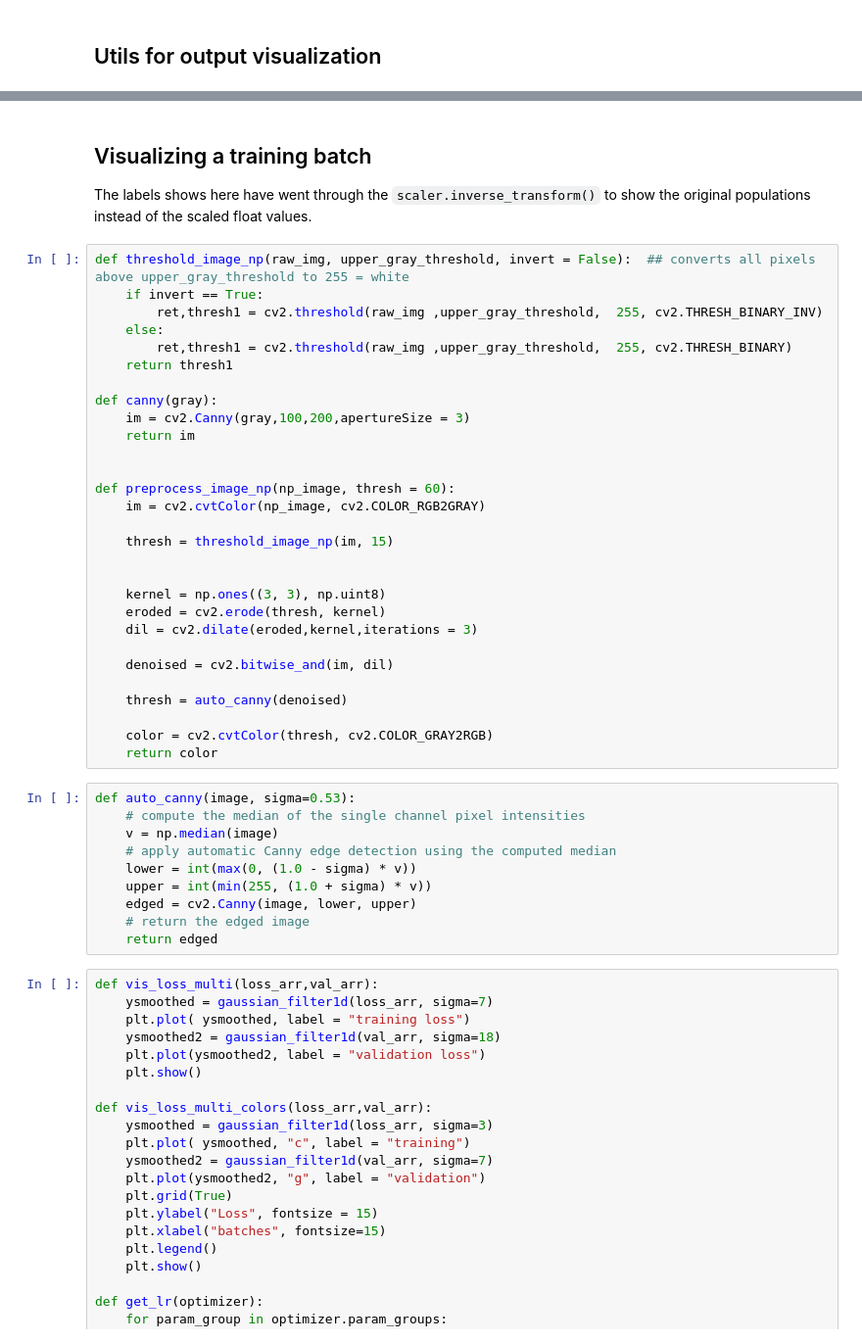
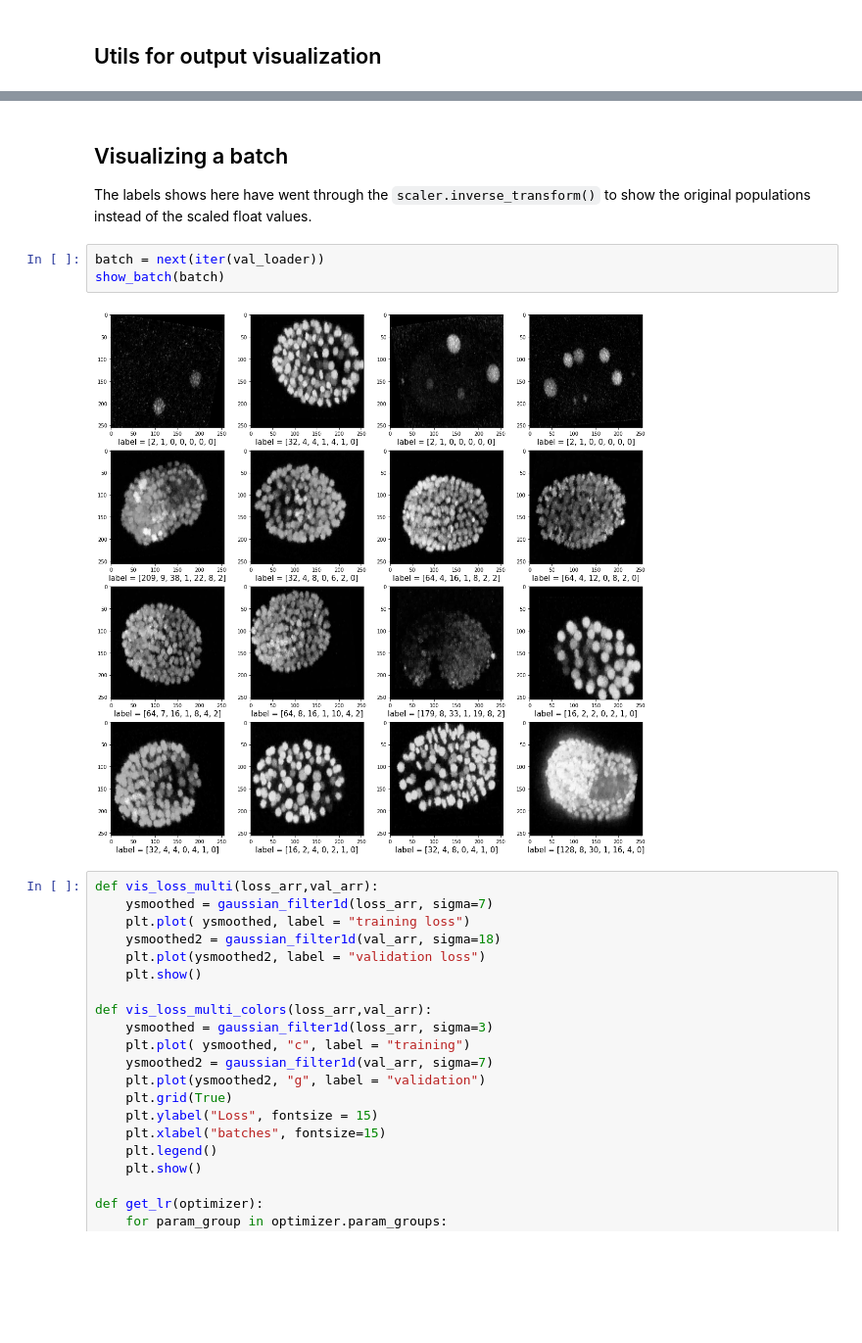
Before and after one commit to devoworm/GSoC-2020, a Jupyter notebook: Pre-trained Models (DevLearning)/notebooks/embryo_analysis/video_analysis/estimate_cell_family_population.ipynb, the cells around one changed output, grey strips where cells are left out. Shown at 98% size. Drawn from its saved outputs; the diff is of its cells as text; blank space fills up the shorter version.

```diff
--- a/Pre-trained Models (DevLearning)/notebooks/embryo_analysis/video_analysis/estimate_cell_family_population.ipynb
+++ b/Pre-trained Models (DevLearning)/notebooks/embryo_analysis/video_analysis/estimate_cell_family_population.ipynb
@@ -222,48 +211,14 @@ def show_batch(batch):
         lab = inverse_transform_prediction(labels[i])
         ax.flat[i].set_xlabel("label = "+ str(lab), fontsize= 15)
 # %% [markdown]
-## Visualizing a training batch
+## Visualizing a batch
 
 The labels shows here have went through the `scaler.inverse_transform()` to show the original populations instead of the scaled float values.
-# %%
-def threshold_image_np(raw_img, upper_gray_threshold, invert = False):  ## converts all pixels above upper_gray_threshold to 255 = white
-    if invert == True:
-        ret,thresh1 = cv2.threshold(raw_img ,upper_gray_threshold,  255, cv2.THRESH_BINARY_INV)
-    else:
-        ret,thresh1 = cv2.threshold(raw_img ,upper_gray_threshold,  255, cv2.THRESH_BINARY)
-    return thresh1
-
-def canny(gray):
-    im = cv2.Canny(gray,100,200,apertureSize = 3)
-    return im
-
-
-def preprocess_image_np(np_image, thresh = 60):
-    im = cv2.cvtColor(np_image, cv2.COLOR_RGB2GRAY)
-
-    thresh = threshold_image_np(im, 15)
-
-
-    kernel = np.ones((3, 3), np.uint8)
-    eroded = cv2.erode(thresh, kernel)
-    dil = cv2.dilate(eroded,kernel,iterations = 3)
-
-    denoised = cv2.bitwise_and(im, dil)
-
-    thresh = auto_canny(denoised)
-
-    color = cv2.cvtColor(thresh, cv2.COLOR_GRAY2RGB)
-    return color
-# %%
-def auto_canny(image, sigma=0.53):
-	# compute the median of the single channel pixel intensities
-	v = np.median(image)
-	# apply automatic Canny edge detection using the computed median
-	lower = int(max(0, (1.0 - sigma) * v))
-	upper = int(min(255, (1.0 + sigma) * v))
-	edged = cv2.Canny(image, lower, upper)
-	# return the edged image
-	return edged
+# %%
+batch = next(iter(val_loader))
+show_batch(batch)
+# %% [output]
+[figure, added]
 # %%
 def vis_loss_multi(loss_arr,val_arr):
     ysmoothed = gaussian_filter1d(loss_arr, sigma=7)
```
Also changed, not shown: parts of 68 cells of this notebook.
